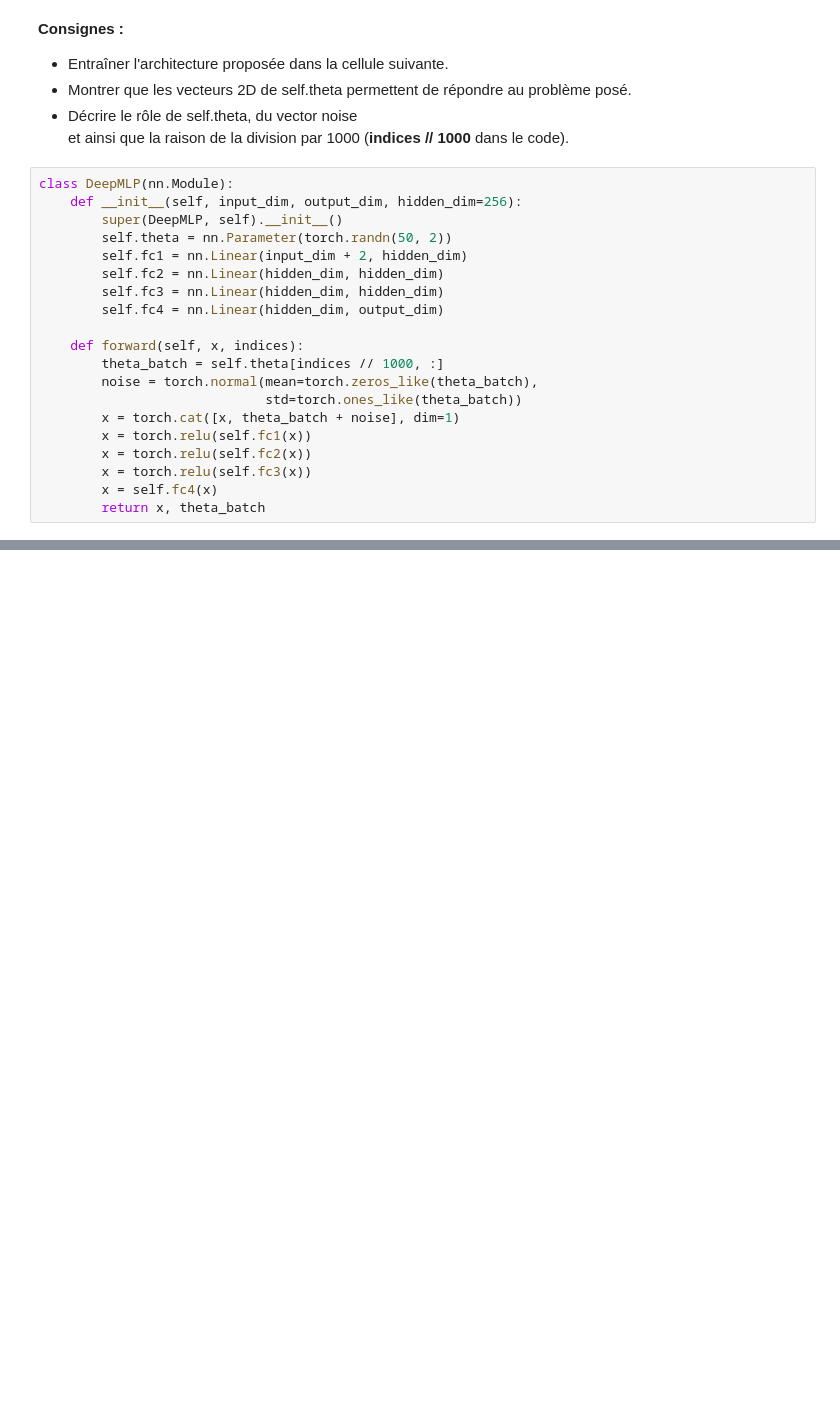
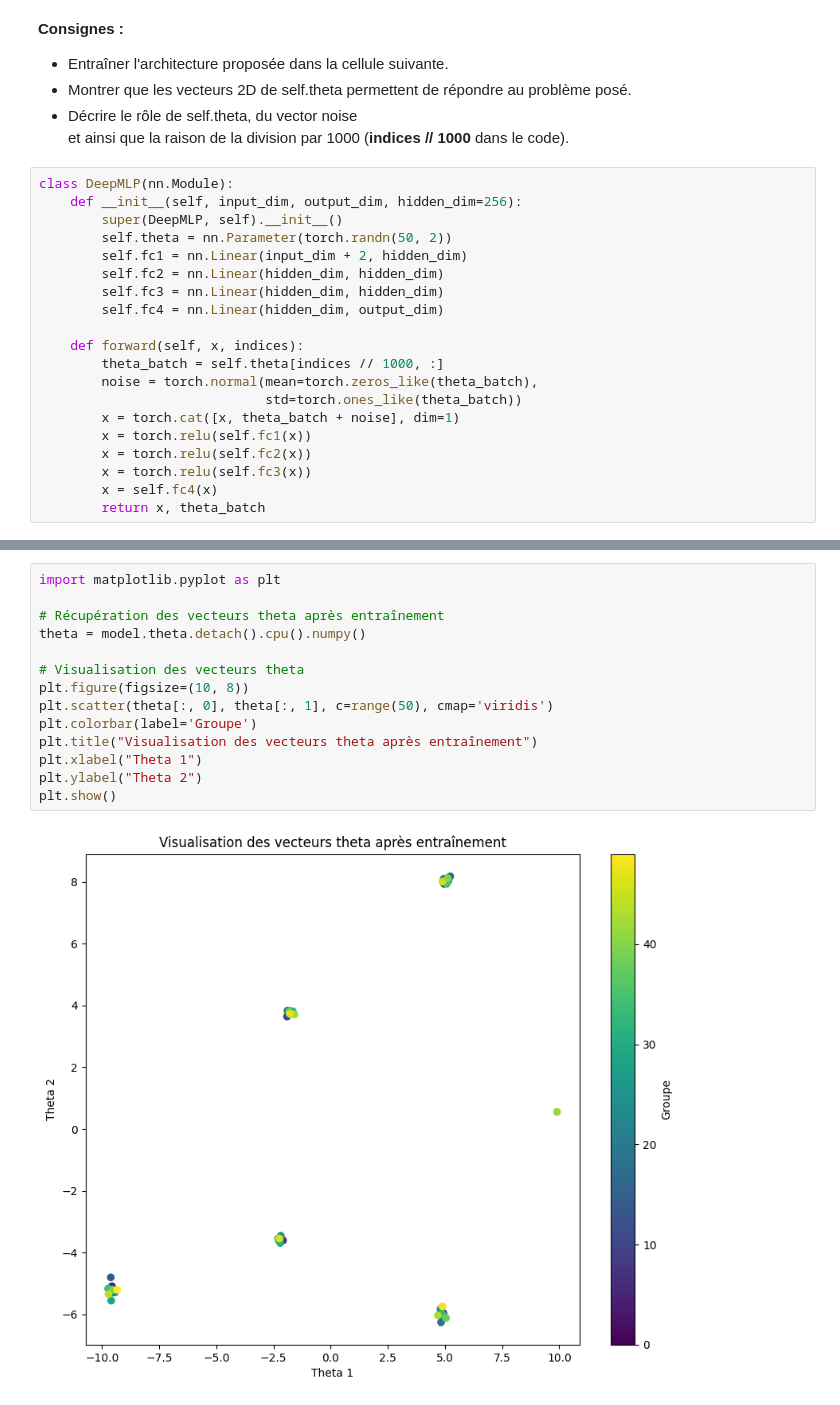
Before and after one commit to zakariaabou/exam_2025_session2, a Jupyter notebook: notebooks/probleme1_session2.ipynb, the cells around one changed output, grey strips where cells are left out. Cells and saved outputs as stored; diff of their text form; blank space fills up the shorter version.

```diff
--- a/notebooks/probleme1_session2.ipynb
+++ b/notebooks/probleme1_session2.ipynb
@@ -60,0 +117,16 @@ loss_fn = ... # Standard pour ce type de tâche
+# %%
+import matplotlib.pyplot as plt
+
+# Récupération des vecteurs theta après entraînement
+theta = model.theta.detach().cpu().numpy()
+
+# Visualisation des vecteurs theta
+plt.figure(figsize=(10, 8))
+plt.scatter(theta[:, 0], theta[:, 1], c=range(50), cmap='viridis')
+plt.colorbar(label='Groupe')
+plt.title("Visualisation des vecteurs theta après entraînement")
+plt.xlabel("Theta 1")
+plt.ylabel("Theta 2")
+plt.show()
+# %% [output]
+[figure, added]
```
Also changed, not shown: parts of 2 cells of this notebook.
